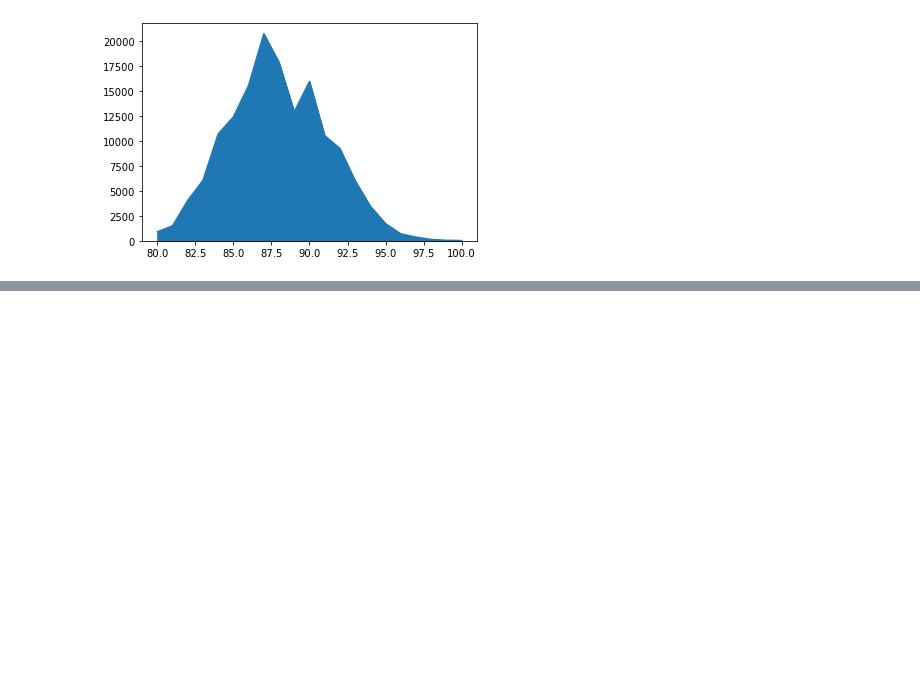
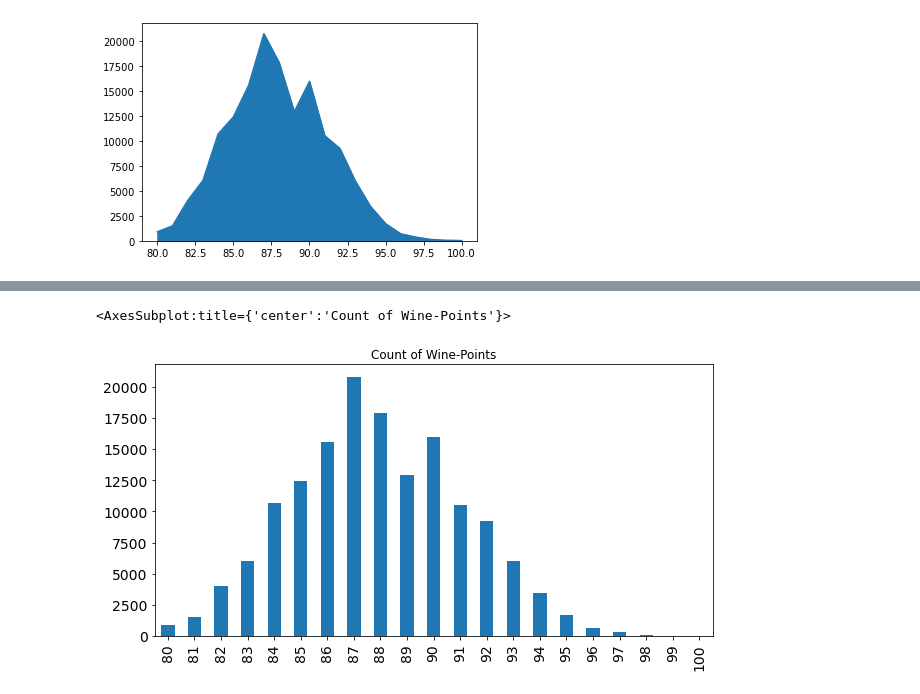
Before and after one commit to aryasoni98/Matplotlib-Graph, a Jupyter notebook: bar_graph.ipynb, the cells around one changed output, grey strips where cells are left out. Drawn from its saved outputs; the diff is of its cells as text; code cells hidden in the pictures; blank space fills up the shorter version.

```diff
--- a/bar_graph.ipynb
+++ b/bar_graph.ipynb
@@ -38,0 +49,9 @@ df_original['points'].value_counts().sort_index().plot.area()
+# %%
+df_original['points'].value_counts().sort_index().plot.bar(
+    figsize = (10,5),
+    fontsize = 14,
+    title = "Count of Wine-Points"
+)
+# %% [output]
+<AxesSubplot:title={'center':'Count of Wine-Points'}>
+[figure, added]
```
Also changed, not shown: parts of 18 cells of this notebook, 2 other files.
